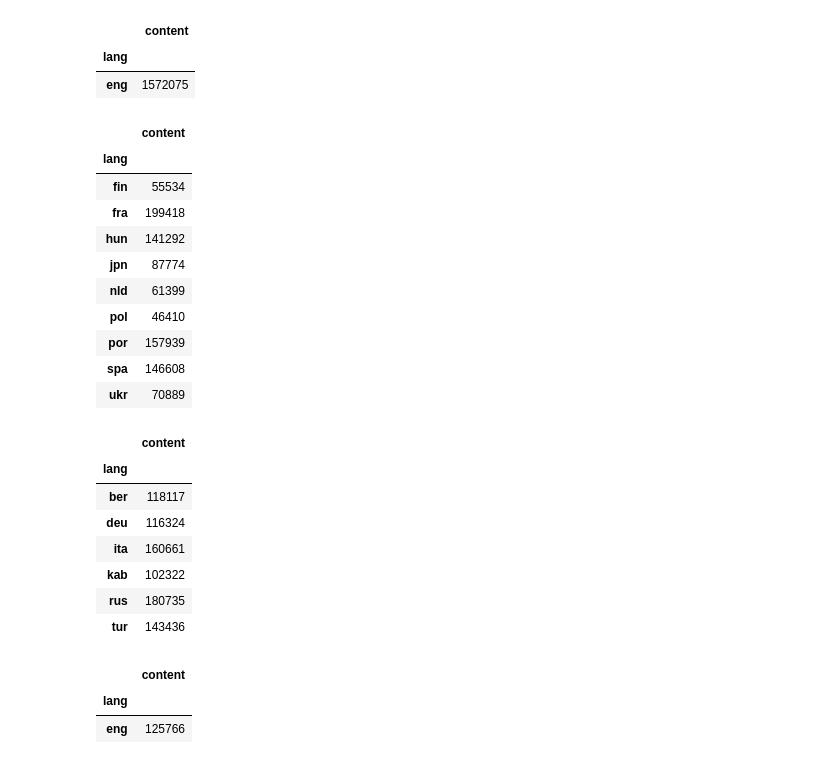
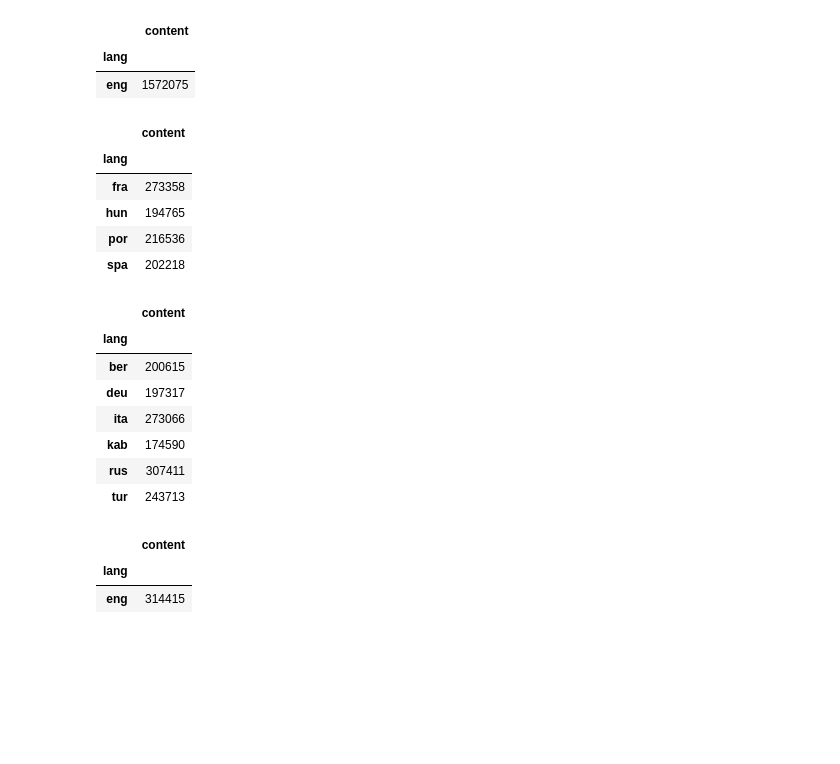
Before and after one commit to mdjamina/m1_ml_lang_detector, a Jupyter notebook: data_pre_processing.ipynb, the cells around one changed output. Saved outputs shown, nothing was run; the diff lists cells and outputs as text; code cells hidden in the pictures; blank space fills up the shorter version.

```diff
--- a/data_pre_processing.ipynb
+++ b/data_pre_processing.ipynb
@@ -73,11 +109,11 @@ df_counts = df.groupby(['lang']).count()
 
 #df_counts[(df_counts['content']>50000) ]
 
-to_reduce0 = df[df['lang'].isin(df_counts[(df_counts['content']>=100000) & (df_counts['content']<500000) ].index)]
+to_reduce0 = df[df['lang'].isin(df_counts[(df_counts['content']>=220000) & (df_counts['content']<500000) ].index)]
 to_reduce1 = df[df['lang'].isin(df_counts[(df_counts['content']>=500000) & (df_counts['content']<1000000) ].index)]
 to_reduce2 = df[df['lang'].isin(df_counts[(df_counts['content']>=1000000 ) ].index)]
 
-df = df[df['lang'].isin(df_counts[(df_counts['content']<100000) ].index)]
+df = df[df['lang'].isin(df_counts[(df_counts['content']<220000) ].index)]
 # %%
 df.groupby(['lang']).count()
 # %% [output]
@@ -131,25 +165,20 @@ to_reduce2.groupby(['lang']).count()
 from sklearn.model_selection import train_test_split
 #on prends que "
 # %%
-content_reduced0, _, lang_reduced0, _ = train_test_split(to_reduce0['content'], to_reduce0['lang'], test_size=0.60, random_state=42)
+content_reduced0, _, lang_reduced0, _ = train_test_split(to_reduce0['content'], to_reduce0['lang'], test_size=0.45, random_state=42)
 reduced0 = pd.DataFrame({'content':content_reduced0,'lang':lang_reduced0})
 
 
 reduced0.groupby(['lang']).count()
 # %% [output]
 |  | content |
 | lang |  |
-| fin | 55534 |
-| fra | 199418 |
-| hun | 141292 |
-| jpn | 87774 |
-| nld | 61399 |
-| pol | 46410 |
-| por | 157939 |
-| spa | 146608 |
-| ukr | 70889 |
+| fra | 273358 |
+| hun | 194765 |
+| por | 216536 |
+| spa | 202218 |
 # %%
-content_reduced1, _, lang_reduced1, _ = train_test_split(to_reduce1['content'], to_reduce1['lang'], test_size=0.80, random_state=42)
+content_reduced1, _, lang_reduced1, _ = train_test_split(to_reduce1['content'], to_reduce1['lang'], test_size=0.66, random_state=42)
 
 reduced1 = pd.DataFrame({'content':content_reduced1,'lang':lang_reduced1})
 
@@ -158,14 +187,14 @@ reduced1.groupby(['lang']).count()
 # %% [output]
 |  | content |
 | lang |  |
-| ber | 118117 |
-| deu | 116324 |
-| ita | 160661 |
-| kab | 102322 |
-| rus | 180735 |
-| tur | 143436 |
+| ber | 200615 |
+| deu | 197317 |
+| ita | 273066 |
+| kab | 174590 |
+| rus | 307411 |
+| tur | 243713 |
 # %%
-content_reduced2, _, lang_reduced2, _ = train_test_split(to_reduce2['content'], to_reduce2['lang'], test_size=0.92, random_state=42)
+content_reduced2, _, lang_reduced2, _ = train_test_split(to_reduce2['content'], to_reduce2['lang'], test_size=0.80, random_state=42)
 reduced2 = pd.DataFrame({'content':content_reduced2,'lang':lang_reduced2})
 
 
@@ -173,7 +202,7 @@ reduced2.groupby(['lang']).count()
 # %% [output]
 |  | content |
 | lang |  |
-| eng | 125766 |
+| eng | 314415 |
 # %%
 
 df = df.append(reduced0)
```
Also changed, not shown: parts of 10 cells of this notebook.
